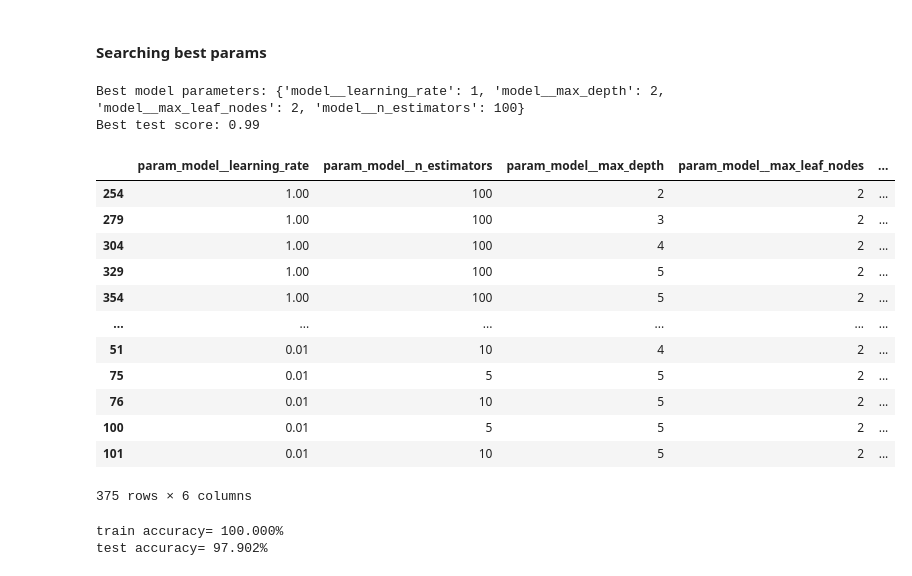
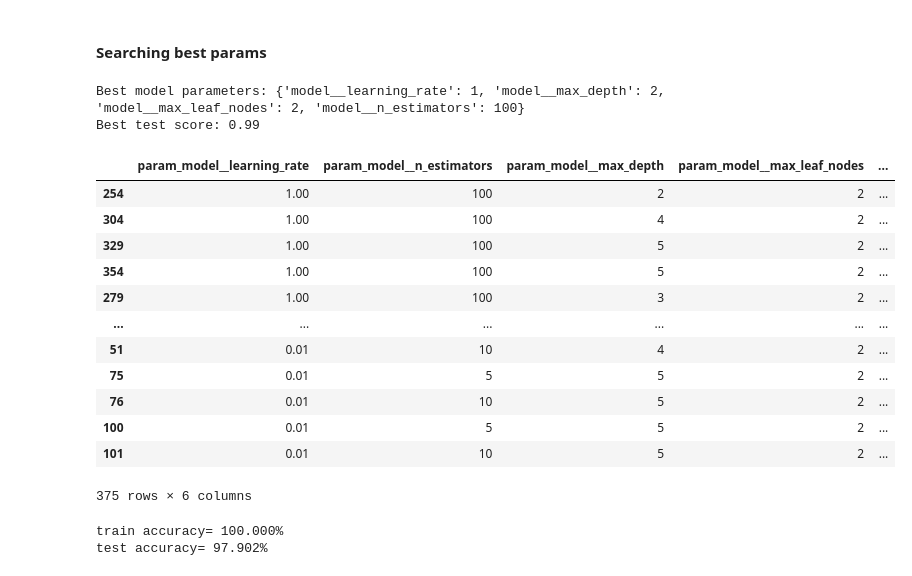
Before and after one commit to deructu/Amazinum-Data-Camp-Homeworks-by-Dmytro-Lutsyk, a Jupyter notebook: lesson_5_decision_tree/lesson_5_dt_hometask.ipynb, the cells around one changed output. Drawn from its saved outputs; the diff is of its cells as text; code cells hidden in the pictures.

```diff
--- a/lesson_5_decision_tree/lesson_5_dt_hometask.ipynb
+++ b/lesson_5_decision_tree/lesson_5_dt_hometask.ipynb
@@ -1177,7 +1179,8 @@ random_forest_g = GridSearchCV(
     },
     scoring='roc_auc',
     cv=cv,
-    refit=True
+    refit=True,
+    n_jobs=-1
 )
 random_forest_g.fit(X_train, y_train)
 
@@ -1225,7 +1228,7 @@ clf = Pipeline(
             criterion='gini',
             n_estimators=10,
             max_depth=3,
-            max_leaf_nodes=5
+            max_leaf_nodes=5,
         ))
     ]
 )
@@ -1269,38 +1279,39 @@ gradient_boosting_DT = GridSearchCV(
         'model__n_estimators'  : [5, 10, 20, 50, 100],
         'model__max_depth'     : [2, 3, 4, 5, 5],
         'model__max_leaf_nodes': [2, 3, 4, 5, 5]
     },
     scoring='roc_auc',
     cv=cv,
-    refit=True
+    refit=True,
+    n_jobs=-1
 )
 gradient_boosting_DT.fit(X_train, y_train)
 
 
 gradient_boosting_DT_results = pd.DataFrame(gradient_boosting_DT.cv_results_)[
     [
         'param_model__learning_rate',
         'param_model__n_estimators',
         'param_model__max_depth',
         'param_model__max_leaf_nodes',
         'mean_test_score',
         'rank_test_score'
     ]
 ]
 
 print(f'Best model parameters: {gradient_boosting_DT.best_params_}\nBest test score: {gradient_boosting_DT.best_score_.round(3)}')
 
 
 gradient_boosting_DT_results.sort_values(['mean_test_score', 'param_model__max_depth'], ascending=[False, True]).round(3)
 # %% [output]
 Best model parameters: {'model__learning_rate': 1, 'model__max_depth': 2, 'model__max_leaf_nodes': 2, 'model__n_estimators': 100}
 Best test score: 0.99
 |  | param_model__learning_rate | param_model__n_estimators | param_model__max_depth | param_model__max_leaf_nodes | ... |
 | 254 | 1.00 | 100 | 2 | 2 | ... |
-| 279 | 1.00 | 100 | 3 | 2 | ... |
 | 304 | 1.00 | 100 | 4 | 2 | ... |
 | 329 | 1.00 | 100 | 5 | 2 | ... |
 | 354 | 1.00 | 100 | 5 | 2 | ... |
+| 279 | 1.00 | 100 | 3 | 2 | ... |
 | ... | ... | ... | ... | ... | ... |
 | 51 | 0.01 | 10 | 4 | 2 | ... |
 | 75 | 0.01 | 5 | 5 | 2 | ... |
```
Also changed, not shown: parts of 49 cells of this notebook, 1 other file.
